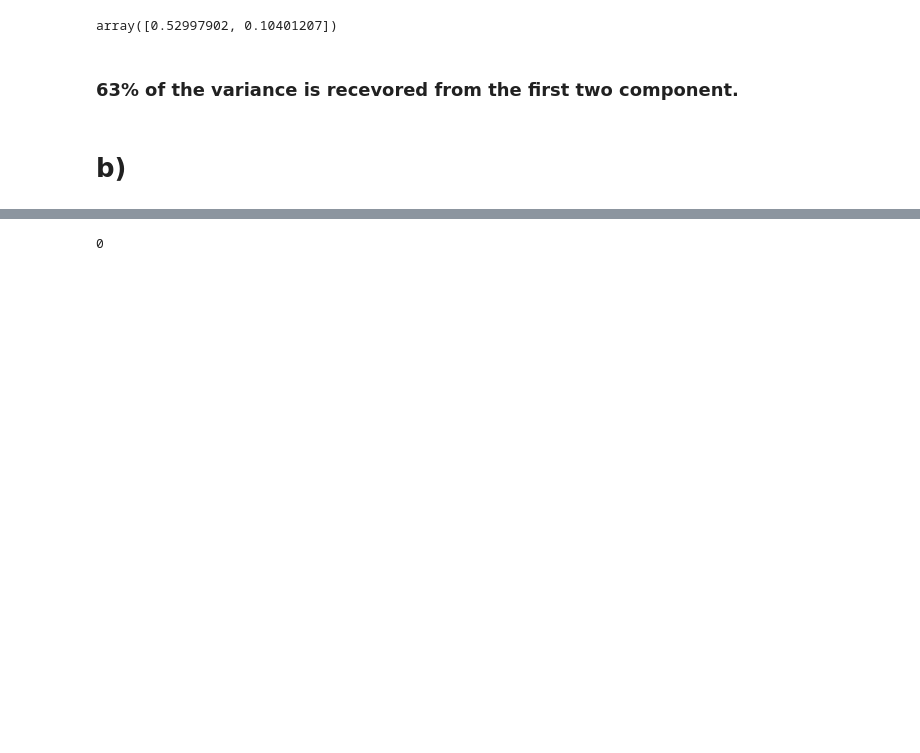
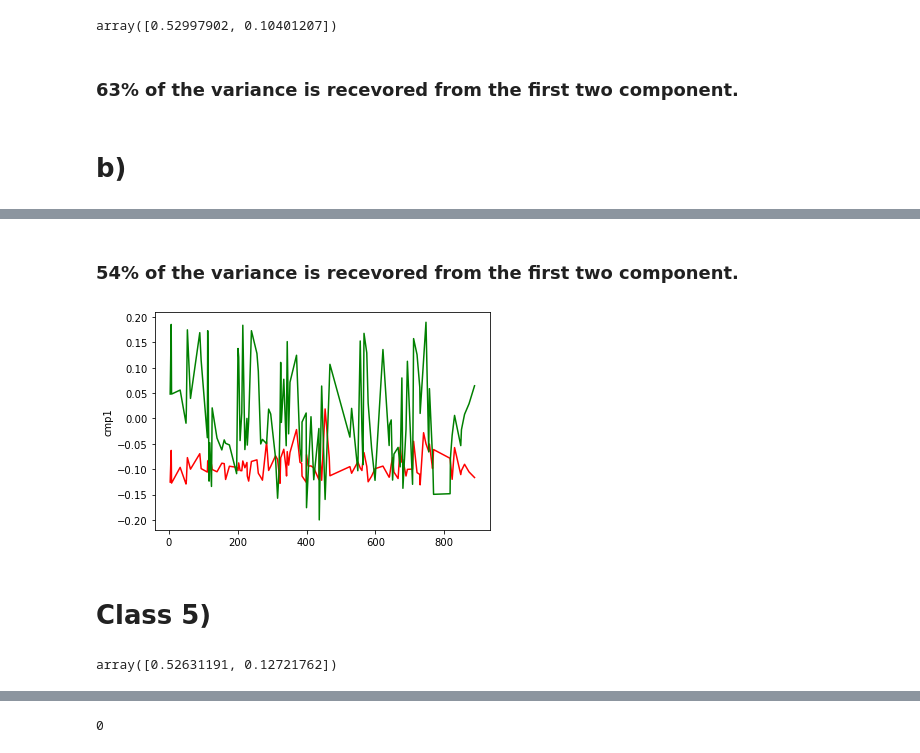
Before and after one commit to sencer4898/fall21-sencer4898, a Jupyter notebook: files/HW2.ipynb, the cells around one changed output, grey strips where cells are left out. Drawn from its saved outputs; the diff is of its cells as text; code cells hidden in the pictures; blank space fills up the shorter version.

```diff
--- a/files/HW2.ipynb
+++ b/files/HW2.ipynb
@@ -499,0 +591,21 @@ sns.scatterplot(x=range(0, len(reduced_class1["cmp2"])), y= reduced_class1["cmp2
+# %% [markdown]
+### 54% of the variance is recevored from the first two component.
+# %%
+class4_eigenvectors = pd.DataFrame(pca_class4.components_, index=["cmp1","cmp2"], columns=class4_observations)
+
+sns.lineplot(x=class4_eigenvectors.columns, y= class4_eigenvectors.iloc[0], color='r')
+sns.lineplot(x=class4_eigenvectors.columns, y= class4_eigenvectors.iloc[1], color='g');
+# %% [output]
+[figure, added]
+# %% [markdown]
+# Class 5)
+# %%
+rows = concat_class5.columns
+class5_observations = concat_class5.index
+concat_class5_T = concat_class5.T
+pca_class5 = PCA(2)
+reduced_class5 = pd.DataFrame(pca_class5.fit_transform(concat_class5_T), index=rows, columns=["cmp1","cmp2"])
+
+pca_class5.explained_variance_ratio_
+# %% [output]
+array([0.52631191, 0.12721762])
```
Also changed, not shown: parts of 47 cells of this notebook, 1 other file.
